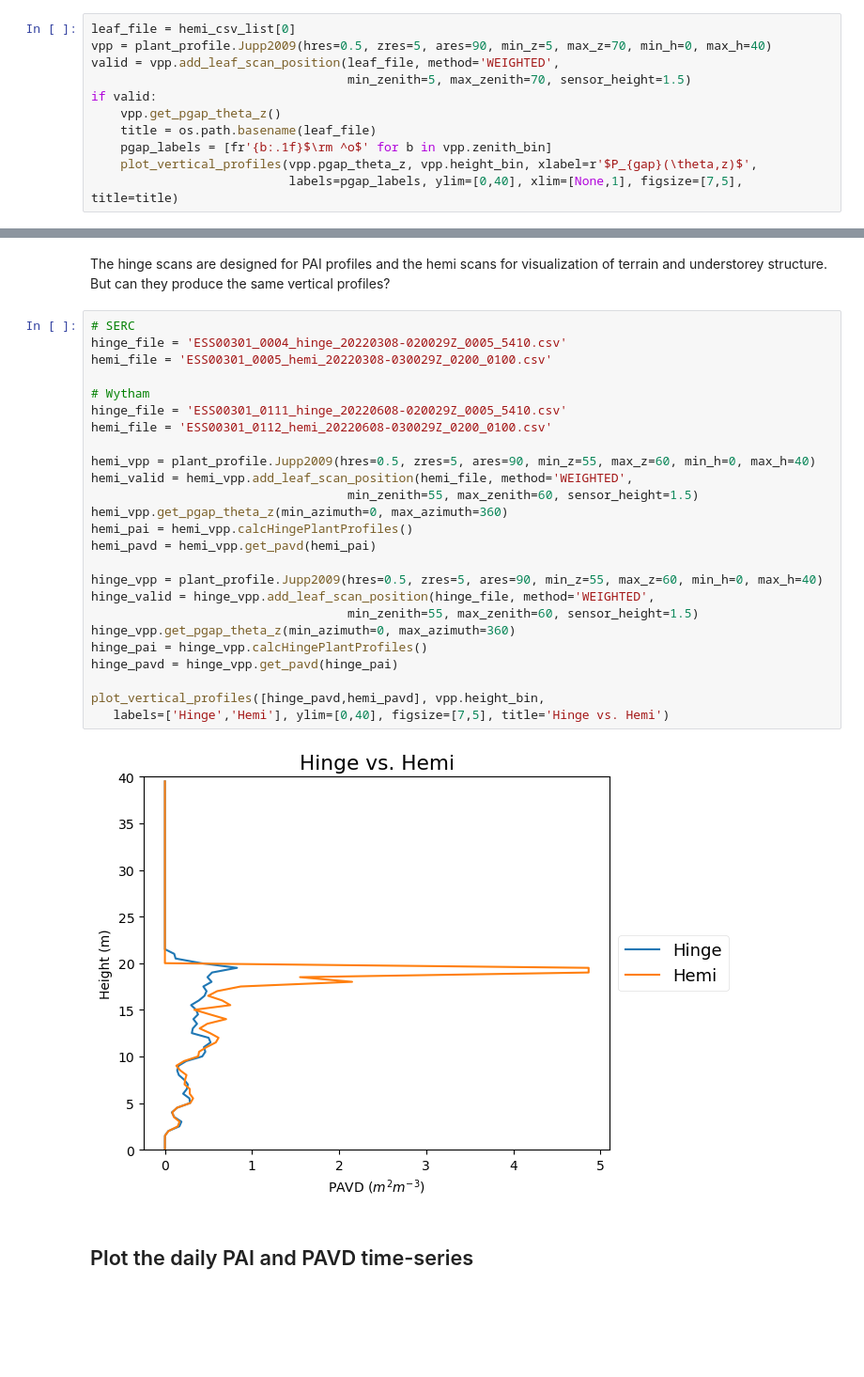
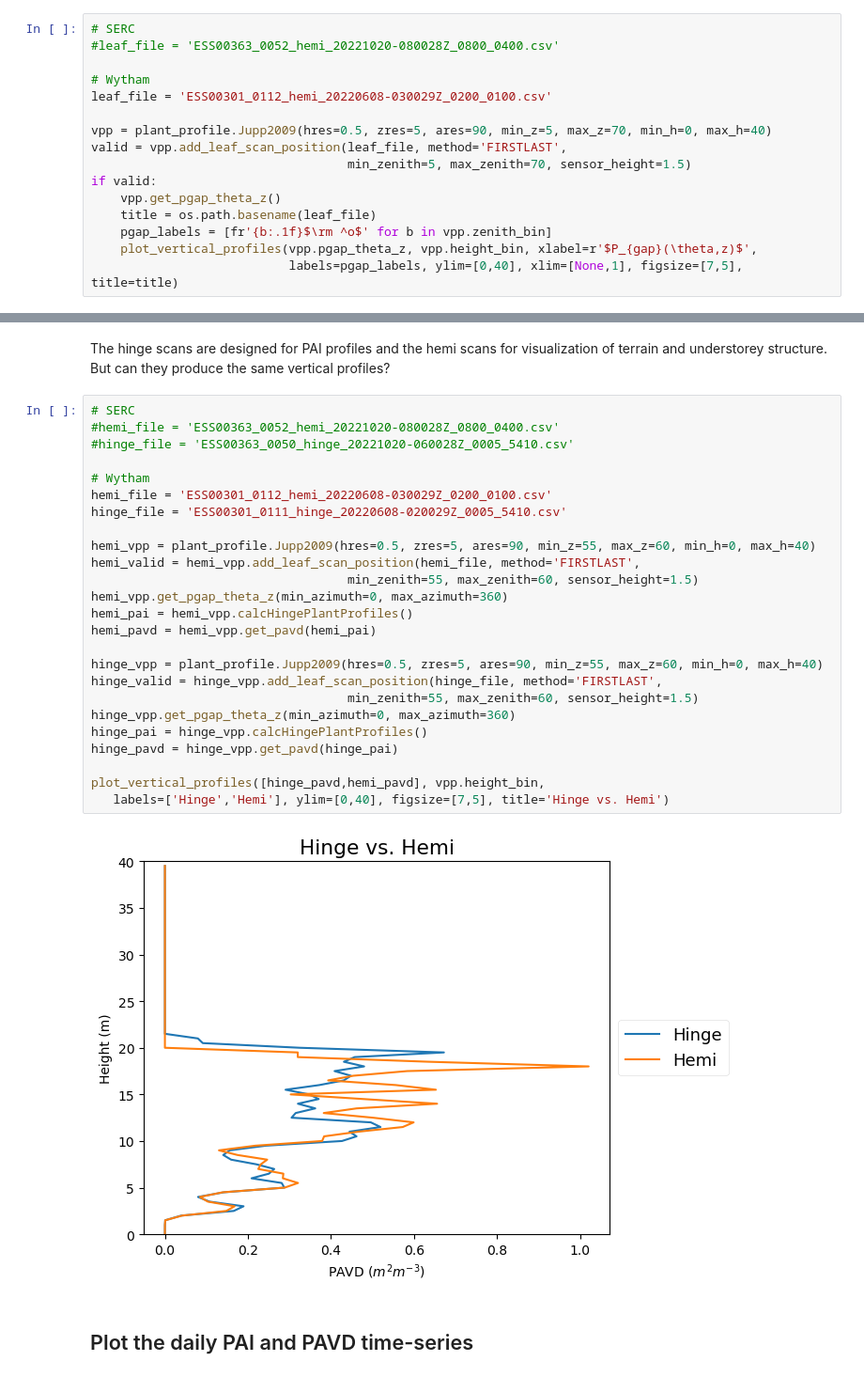
Before and after one commit to armstonj/pylidar-tls-canopy, a Jupyter notebook: notebooks/03_leaf_example.ipynb, the cells around one changed output, grey strips where cells are left out. Shown: that part at 94% size. Saved outputs shown, nothing was run; the diff lists cells and outputs as text; blank space fills up the shorter version.

```diff
--- a/notebooks/03_leaf_example.ipynb
+++ b/notebooks/03_leaf_example.ipynb
@@ -189,9 +191,14 @@ plot_leaf_grid(leaf_spherical_grid, label='Return Count', clim=[-0.5,2.5], figsi
 # %% [markdown]
 Plot the $P_{gap}$ and PAVD profiles for an example scan.
 # %%
-leaf_file = hemi_csv_list[0]
+# SERC
+#leaf_file = 'ESS00363_0052_hemi_20221020-080028Z_0800_0400.csv'
+
+# Wytham
+leaf_file = 'ESS00301_0112_hemi_20220608-030029Z_0200_0100.csv'
+
 vpp = plant_profile.Jupp2009(hres=0.5, zres=5, ares=90, min_z=5, max_z=70, min_h=0, max_h=40)
-valid = vpp.add_leaf_scan_position(leaf_file, method='WEIGHTED',
+valid = vpp.add_leaf_scan_position(leaf_file, method='FIRSTLAST',
                                    min_zenith=5, max_zenith=70, sensor_height=1.5)
 if valid:
     vpp.get_pgap_theta_z()
@@ -208,31 +215,31 @@ The hinge scans are designed for PAI profiles and the hemi scans for visualizati
 But can they produce the same vertical profiles?
 # %%
 # SERC
-hinge_file = 'ESS00301_0004_hinge_20220308-020029Z_0005_5410.csv'
-hemi_file = 'ESS00301_0005_hemi_20220308-030029Z_0200_0100.csv'
+#hemi_file = 'ESS00363_0052_hemi_20221020-080028Z_0800_0400.csv'
+#hinge_file = 'ESS00363_0050_hinge_20221020-060028Z_0005_5410.csv'
 
 # Wytham
+hemi_file = 'ESS00301_0112_hemi_20220608-030029Z_0200_0100.csv'
 hinge_file = 'ESS00301_0111_hinge_20220608-020029Z_0005_5410.csv'
-hemi_file = 'ESS00301_0112_hemi_20220608-030029Z_0200_0100.csv'
 
 hemi_vpp = plant_profile.Jupp2009(hres=0.5, zres=5, ares=90, min_z=55, max_z=60, min_h=0, max_h=40)
-hemi_valid = hemi_vpp.add_leaf_scan_position(hemi_file, method='WEIGHTED',
+hemi_valid = hemi_vpp.add_leaf_scan_position(hemi_file, method='FIRSTLAST',
                                    min_zenith=55, max_zenith=60, sensor_height=1.5)
 hemi_vpp.get_pgap_theta_z(min_azimuth=0, max_azimuth=360)
 hemi_pai = hemi_vpp.calcHingePlantProfiles()
 hemi_pavd = hemi_vpp.get_pavd(hemi_pai)
 
 hinge_vpp = plant_profile.Jupp2009(hres=0.5, zres=5, ares=90, min_z=55, max_z=60, min_h=0, max_h=40)
-hinge_valid = hinge_vpp.add_leaf_scan_position(hinge_file, method='WEIGHTED',
+hinge_valid = hinge_vpp.add_leaf_scan_position(hinge_file, method='FIRSTLAST',
                                    min_zenith=55, max_zenith=60, sensor_height=1.5)
 hinge_vpp.get_pgap_theta_z(min_azimuth=0, max_azimuth=360)
 hinge_pai = hinge_vpp.calcHingePlantProfiles()
 hinge_pavd = hinge_vpp.get_pavd(hinge_pai)
 
 plot_vertical_profiles([hinge_pavd,hemi_pavd], vpp.height_bin,
    labels=['Hinge','Hemi'], ylim=[0,40], figsize=[7,5], title='Hinge vs. Hemi')
 # %% [output]
-[figure, old version]
+[figure, new version]
 # %% [markdown]
 ## Plot the daily PAI and PAVD time-series
 # %% [markdown]
```
Also changed, not shown: parts of 10 cells of this notebook, 2 other files.
